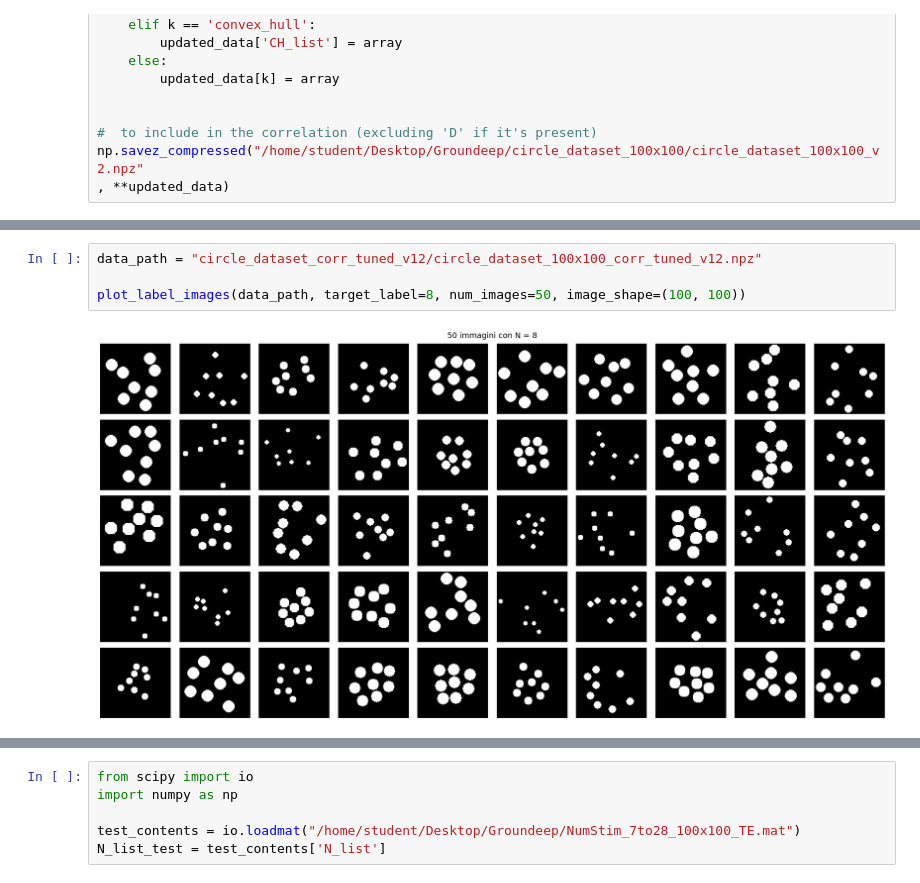
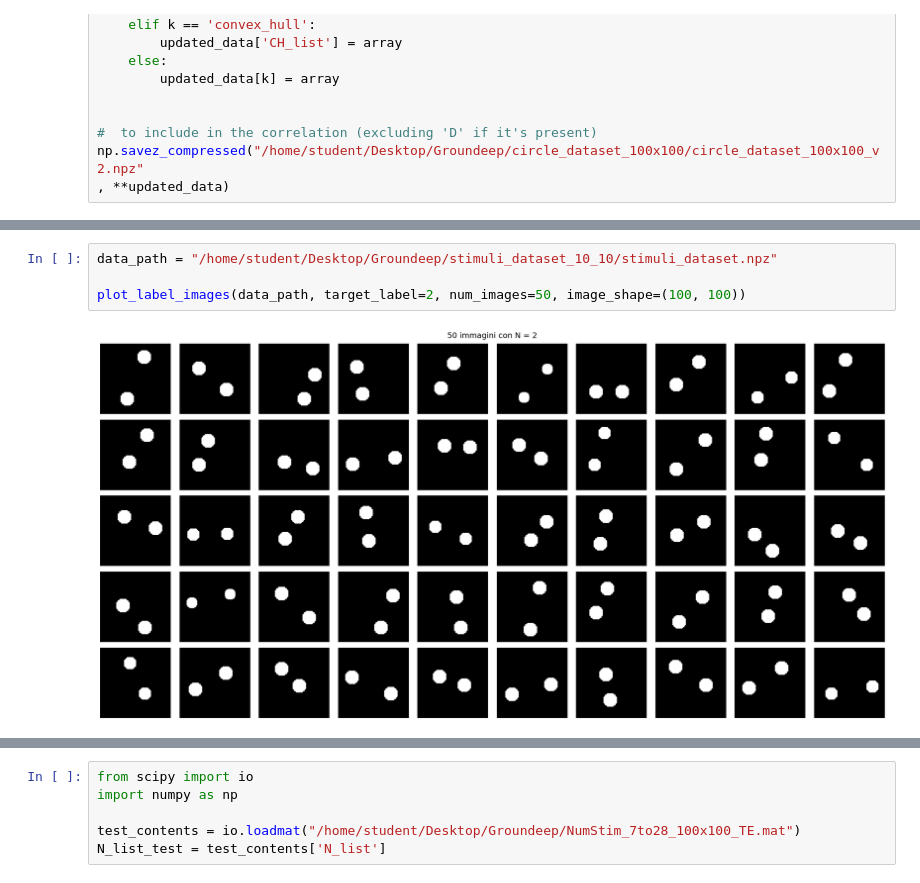
Before and after one commit to francesco-cal98/Groundeep, a Jupyter notebook: density_map.ipynb, the cells around one changed output, grey strips where cells are left out. Saved outputs shown, nothing was run; the diff lists cells and outputs as text.

```diff
--- a/density_map.ipynb
+++ b/density_map.ipynb
@@ -210,7 +212,7 @@ np.savez(
 # %%
-data_path = "circle_dataset_corr_tuned_v12/circle_dataset_100x100_corr_tuned_v12.npz"
+data_path = "/home/student/Desktop/Groundeep/stimuli_dataset_10_10/stimuli_dataset.npz"
 
-plot_label_images(data_path, target_label=8, num_images=50, image_shape=(100, 100))
+plot_label_images(data_path, target_label=2, num_images=50, image_shape=(100, 100))
 # %% [output]
-[figure, old version]
+[figure, new version]
 # %%
```
Also changed, not shown: parts of 3 cells of this notebook, 35 other files.
